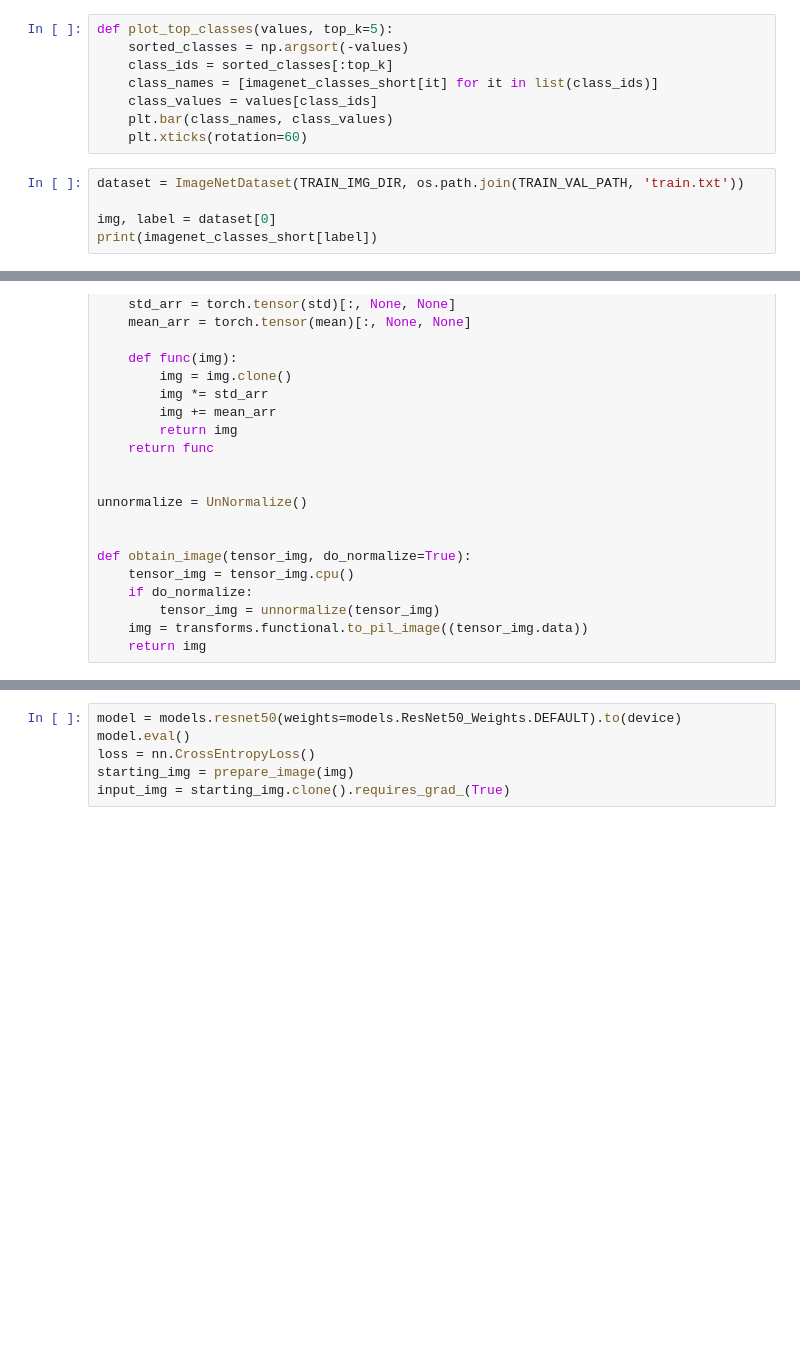
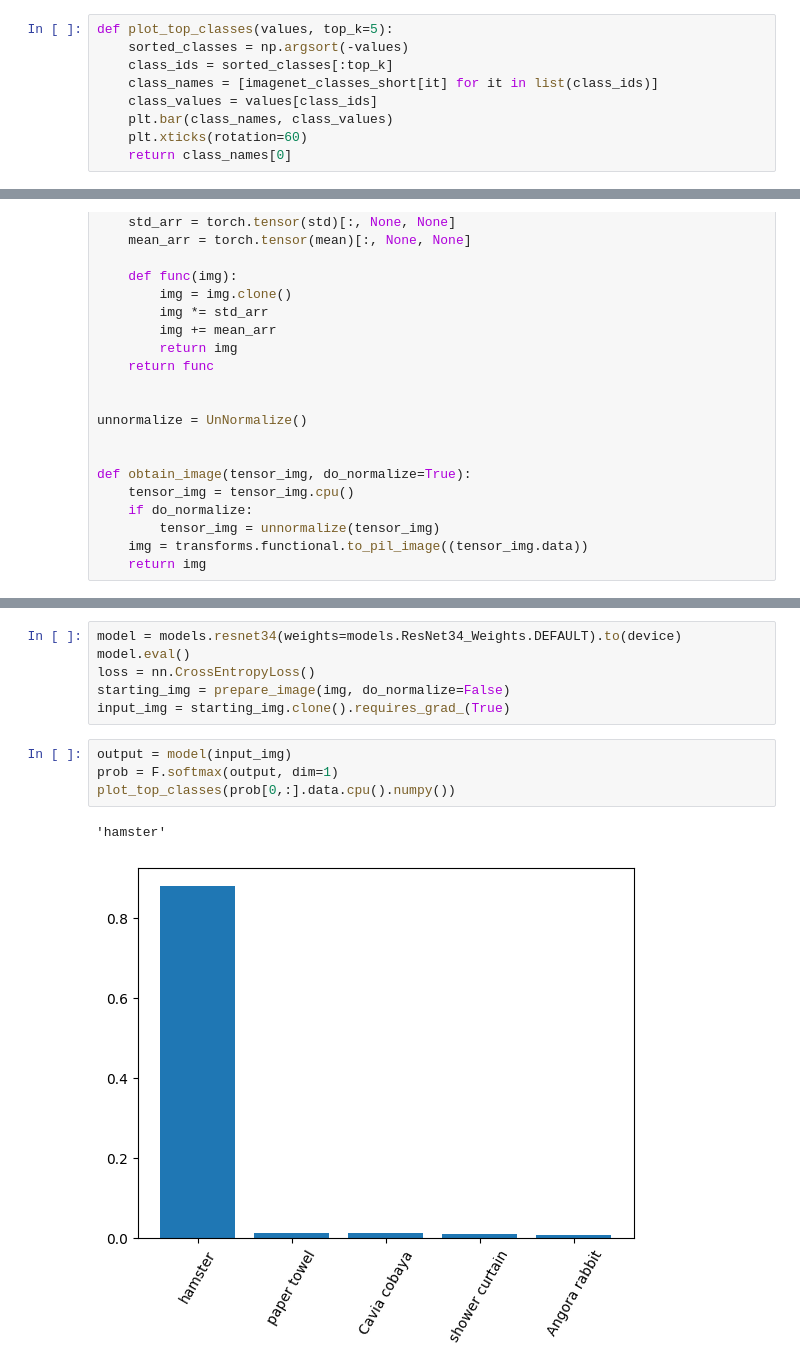
Before and after one commit to boynextdoor-cze/MIT-18.0651-Final-Project, a Jupyter notebook: AttackGenerator.ipynb, the cells around one changed output, grey strips where cells are left out. Saved outputs shown, nothing was run; the diff lists cells and outputs as text; blank space fills up the shorter version.

```diff
--- a/AttackGenerator.ipynb
+++ b/AttackGenerator.ipynb
@@ -32,8 +33,4 @@ def plot_top_classes(values, top_k=5):
     class_values = values[class_ids]
     plt.bar(class_names, class_values)
     plt.xticks(rotation=60)
+    return class_names[0]
-# %%
-dataset = ImageNetDataset(TRAIN_IMG_DIR, os.path.join(TRAIN_VAL_PATH, 'train.txt'))
-
-img, label = dataset[0]
-print(imagenet_classes_short[label])
@@ -85,7 +87,14 @@ def obtain_image(tensor_img, do_normalize=True):
 # %%
-model = models.resnet50(weights=models.ResNet50_Weights.DEFAULT).to(device)
+model = models.resnet34(weights=models.ResNet34_Weights.DEFAULT).to(device)
 model.eval()
 loss = nn.CrossEntropyLoss()
-starting_img = prepare_image(img)
+starting_img = prepare_image(img, do_normalize=False)
 input_img = starting_img.clone().requires_grad_(True)
+# %%
+output = model(input_img)
+prob = F.softmax(output, dim=1)
+plot_top_classes(prob[0,:].data.cpu().numpy())
+# %% [output]
+'hamster'
+[figure, added]
 # %%
```
Also changed, not shown: parts of 9 cells of this notebook, 5 other files.
